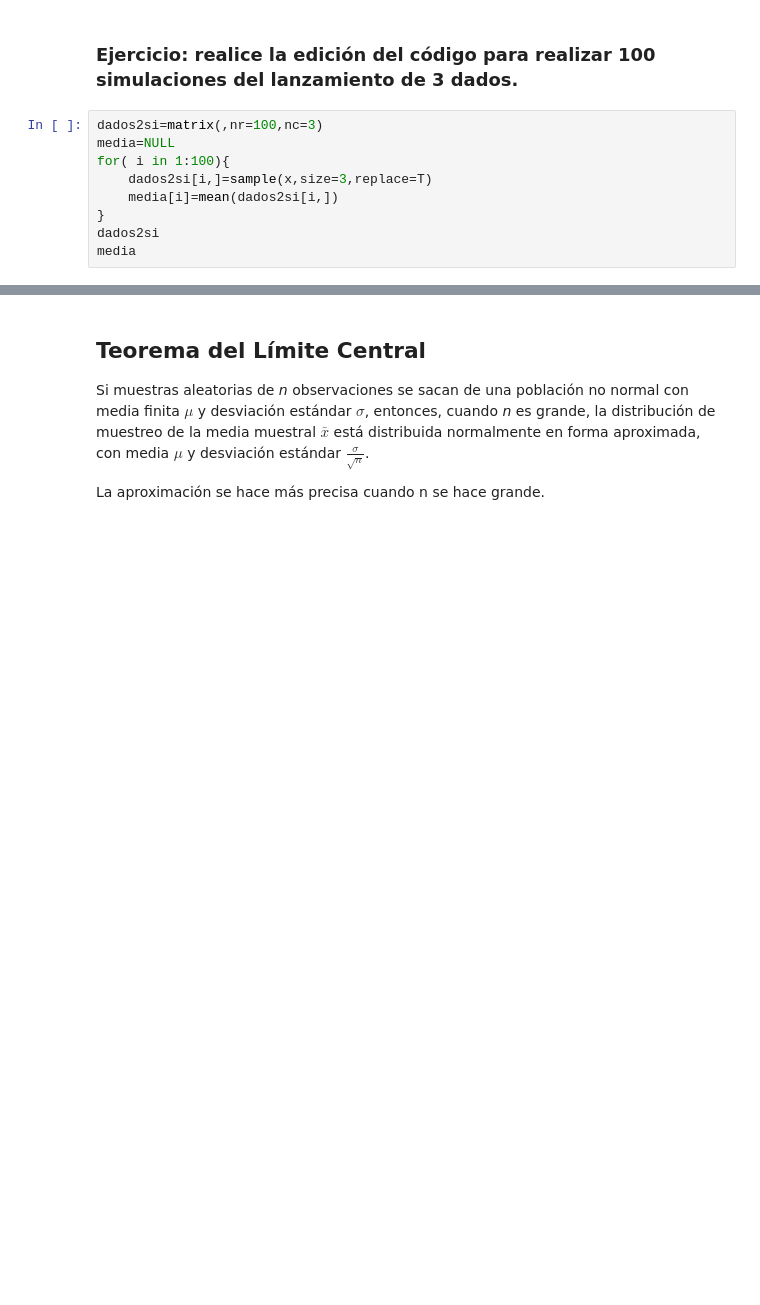
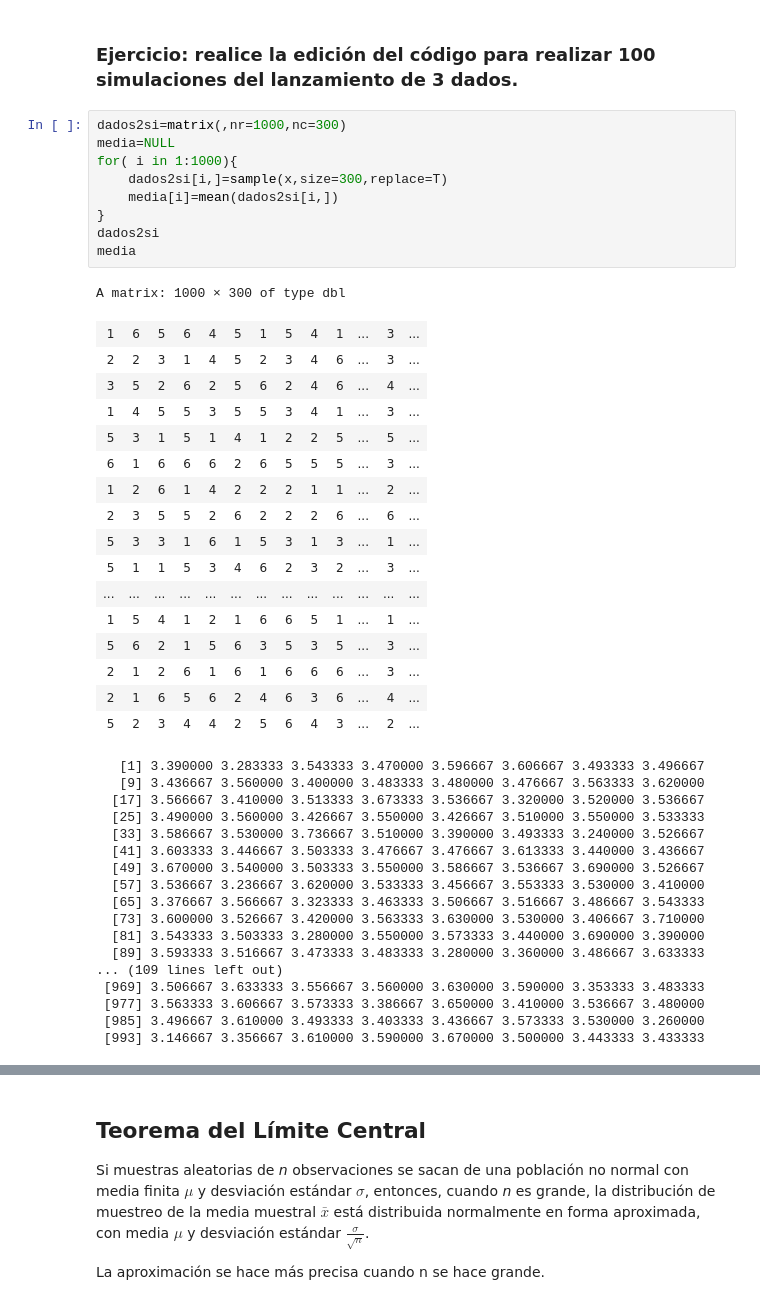
Before and after one commit to jazaineam1/UCE1, a Jupyter notebook: Cuadernos/Estadisticas y distribuciones muestrales.ipynb, the cells around one changed output, grey strips where cells are left out. Drawn from its saved outputs; the diff is of its cells as text; blank space fills up the shorter version.

```diff
--- a/Cuadernos/Estadisticas y distribuciones muestrales.ipynb
+++ b/Cuadernos/Estadisticas y distribuciones muestrales.ipynb
@@ -58,14 +80,49 @@ media
 # %% [markdown]
 ###  Ejercicio: realice la edición del código para realizar 100 simulaciones del lanzamiento de  3 dados.
 # %%
-dados2si=matrix(,nr=100,nc=3)
+dados2si=matrix(,nr=1000,nc=300)
 media=NULL
-for( i in 1:100){
-    dados2si[i,]=sample(x,size=3,replace=T)
+for( i in 1:1000){
+    dados2si[i,]=sample(x,size=300,replace=T)
     media[i]=mean(dados2si[i,])
 }
 dados2si
 media
+# %% [output]
+A matrix: 1000 × 300 of type dbl
+| 1 | 6 | 5 | 6 | 4 | 5 | 1 | 5 | 4 | 1 | ... | 3 | ... |
+| 2 | 2 | 3 | 1 | 4 | 5 | 2 | 3 | 4 | 6 | ... | 3 | ... |
+| 3 | 5 | 2 | 6 | 2 | 5 | 6 | 2 | 4 | 6 | ... | 4 | ... |
+| 1 | 4 | 5 | 5 | 3 | 5 | 5 | 3 | 4 | 1 | ... | 3 | ... |
+| 5 | 3 | 1 | 5 | 1 | 4 | 1 | 2 | 2 | 5 | ... | 5 | ... |
+| 6 | 1 | 6 | 6 | 6 | 2 | 6 | 5 | 5 | 5 | ... | 3 | ... |
+| 1 | 2 | 6 | 1 | 4 | 2 | 2 | 2 | 1 | 1 | ... | 2 | ... |
+| 2 | 3 | 5 | 5 | 2 | 6 | 2 | 2 | 2 | 6 | ... | 6 | ... |
+| 5 | 3 | 3 | 1 | 6 | 1 | 5 | 3 | 1 | 3 | ... | 1 | ... |
+| 5 | 1 | 1 | 5 | 3 | 4 | 6 | 2 | 3 | 2 | ... | 3 | ... |
+| ... | ... | ... | ... | ... | ... | ... | ... | ... | ... | ... | ... | ... |
+| 1 | 5 | 4 | 1 | 2 | 1 | 6 | 6 | 5 | 1 | ... | 1 | ... |
+| 5 | 6 | 2 | 1 | 5 | 6 | 3 | 5 | 3 | 5 | ... | 3 | ... |
+| 2 | 1 | 2 | 6 | 1 | 6 | 1 | 6 | 6 | 6 | ... | 3 | ... |
+| 2 | 1 | 6 | 5 | 6 | 2 | 4 | 6 | 3 | 6 | ... | 4 | ... |
+| 5 | 2 | 3 | 4 | 4 | 2 | 5 | 6 | 4 | 3 | ... | 2 | ... |
+   [1] 3.390000 3.283333 3.543333 3.470000 3.596667 3.606667 3.493333 3.496667
+   [9] 3.436667 3.560000 3.400000 3.483333 3.480000 3.476667 3.563333 3.620000
+  [17] 3.566667 3.410000 3.513333 3.673333 3.536667 3.320000 3.520000 3.536667
+  [25] 3.490000 3.560000 3.426667 3.550000 3.426667 3.510000 3.550000 3.533333
+  [33] 3.586667 3.530000 3.736667 3.510000 3.390000 3.493333 3.240000 3.526667
+  [41] 3.603333 3.446667 3.503333 3.476667 3.476667 3.613333 3.440000 3.436667
+  [49] 3.670000 3.540000 3.503333 3.550000 3.586667 3.536667 3.690000 3.526667
+  [57] 3.536667 3.236667 3.620000 3.533333 3.456667 3.553333 3.530000 3.410000
+  [65] 3.376667 3.566667 3.323333 3.463333 3.506667 3.516667 3.486667 3.543333
+  [73] 3.600000 3.526667 3.420000 3.563333 3.630000 3.530000 3.406667 3.710000
+  [81] 3.543333 3.503333 3.280000 3.550000 3.573333 3.440000 3.690000 3.390000
+  [89] 3.593333 3.516667 3.473333 3.483333 3.280000 3.360000 3.486667 3.633333
+... (109 lines left out)
+ [969] 3.506667 3.633333 3.556667 3.560000 3.630000 3.590000 3.353333 3.483333
+ [977] 3.563333 3.606667 3.573333 3.386667 3.650000 3.410000 3.536667 3.480000
+ [985] 3.496667 3.610000 3.493333 3.403333 3.436667 3.573333 3.530000 3.260000
+ [993] 3.146667 3.356667 3.610000 3.590000 3.670000 3.500000 3.443333 3.433333
 # %%
 
 hist(media,main = "Histograma de promedio",col="darkblue",freq = F)# realizar el histograma con valores simulados
```
Also changed, not shown: parts of 5 cells of this notebook.
